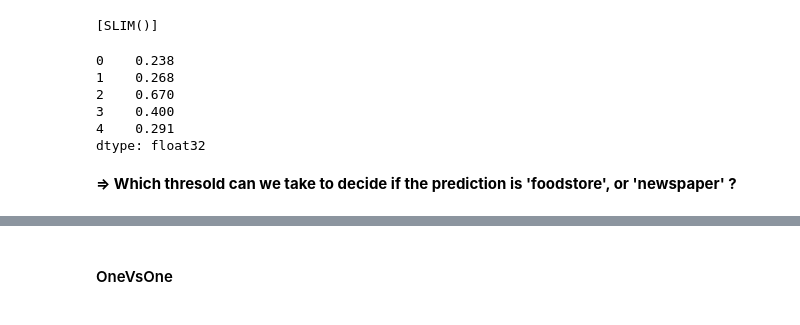
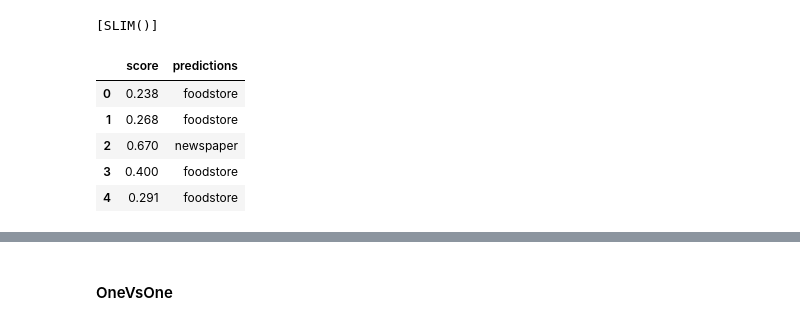
Before and after one commit to scikit-mine/scikit-mine, a Jupyter notebook: docs/tutorials/itemsets/classifier_examples.ipynb, the cells around one changed output, grey strips where cells are left out. Cells and saved outputs as stored; diff of their text form; code cells hidden in the pictures.

```diff
--- a/docs/tutorials/itemsets/classifier_examples.ipynb
+++ b/docs/tutorials/itemsets/classifier_examples.ipynb
@@ -500,14 +507,14 @@ ovr.fit(D, y=target)
 ovr.estimators_
 # %% [output]
 [SLIM()]
-# %%
-ovr.decision_function(D).round(3)
-# %% [output]
-0    0.238
-1    0.268
-2    0.670
-3    0.400
-4    0.291
-dtype: float32
-# %% [markdown]
-**=> Which thresold can we take to decide if the prediction is 'foodstore', or 'newspaper' ?**
+# %%
+res = pd.DataFrame(ovr.decision_function(D).round(3),columns=['score'])
+res['predictions'] =ovr.predict(D)
+res
+# %% [output]
+|  | score | predictions |
+| 0 | 0.238 | foodstore |
+| 1 | 0.268 | foodstore |
+| 2 | 0.670 | newspaper |
+| 3 | 0.400 | foodstore |
+| 4 | 0.291 | foodstore |
```
Also changed, not shown: parts of 19 cells of this notebook, 1 other file.
